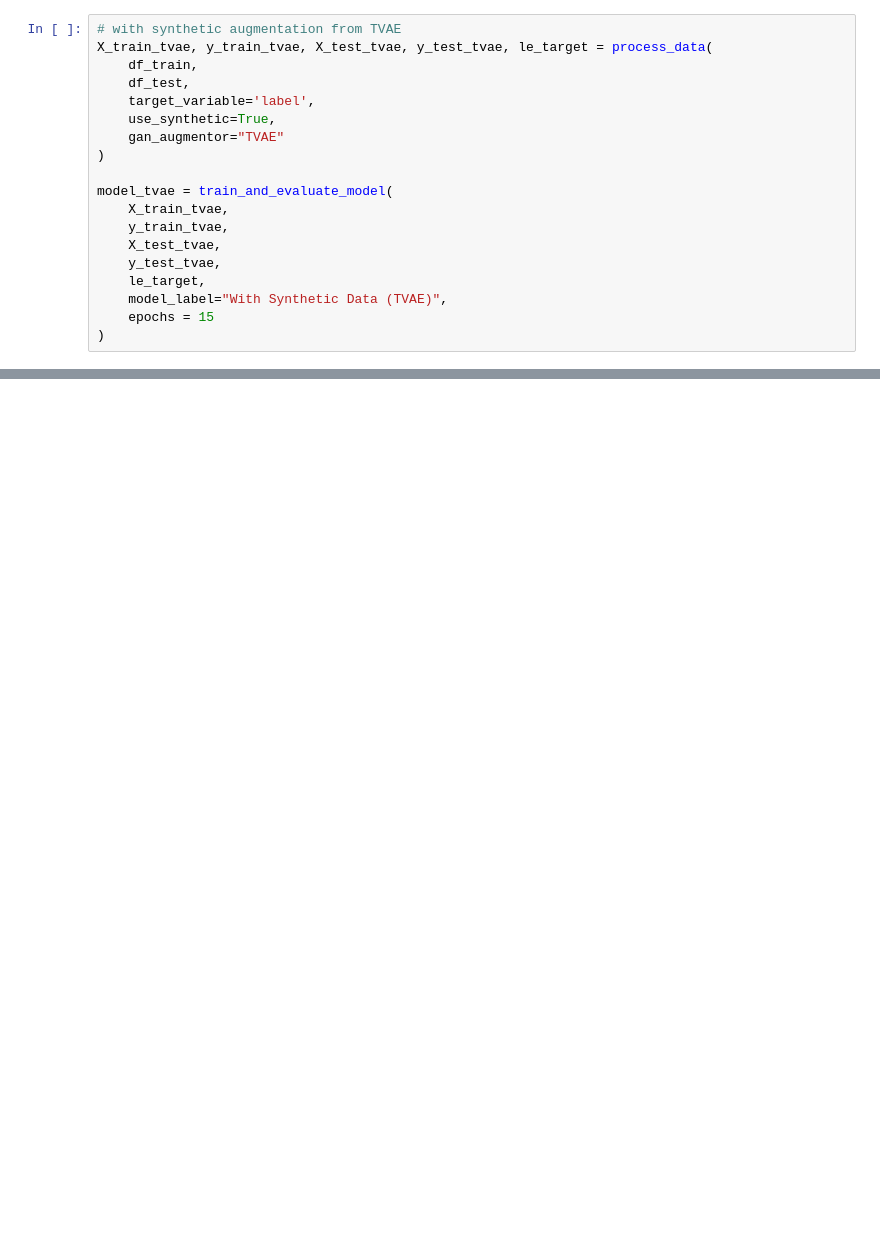
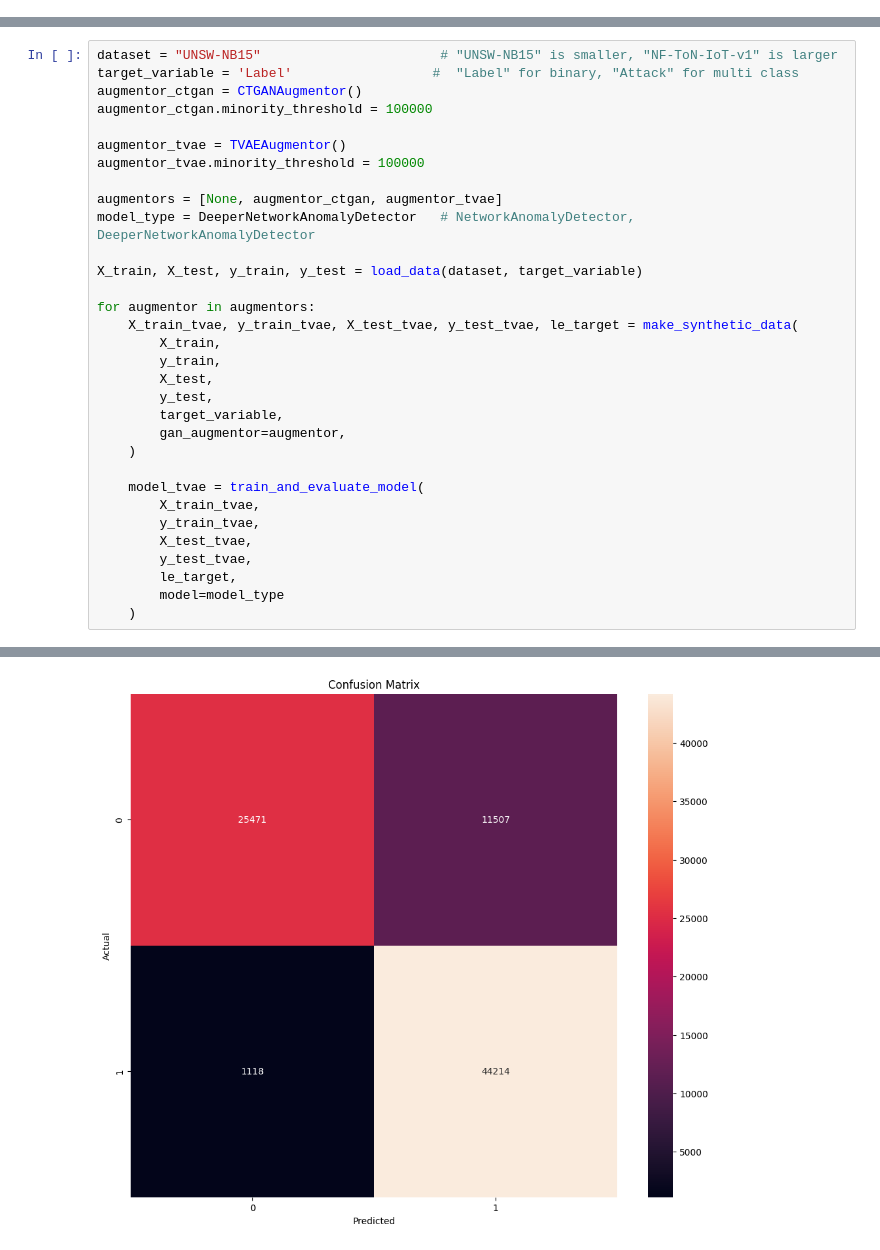
Before and after one commit to wloving77/netsec-project-spring2025, a Jupyter notebook: gan_ids_project/experiments/basic_test.ipynb, the cells around one changed output, grey strips where cells are left out. Drawn from its saved outputs; the diff is of its cells as text; blank space fills up the shorter version.

Commit message:
added new dataset and updated code to be more modular ... results are meh still

```diff
--- a/gan_ids_project/experiments/basic_test.ipynb
+++ b/gan_ids_project/experiments/basic_test.ipynb
@@ -206,19 +13,0 @@ weighted avg       0.87      0.86      0.86     82310
-# %%
-# with synthetic augmentation from TVAE
-X_train_tvae, y_train_tvae, X_test_tvae, y_test_tvae, le_target = process_data(
-    df_train,
-    df_test,
-    target_variable='label',
-    use_synthetic=True,
-    gan_augmentor="TVAE"
-)
-
-model_tvae = train_and_evaluate_model(
-    X_train_tvae,
-    y_train_tvae,
-    X_test_tvae,
-    y_test_tvae,
-    le_target,
-    model_label="With Synthetic Data (TVAE)",
-    epochs = 15
-)
@@ -242,0 +14,33 @@ weighted avg       0.87      0.86      0.86     82310
+# %%
+dataset = "UNSW-NB15"                       # "UNSW-NB15" is smaller, "NF-ToN-IoT-v1" is larger
+target_variable = 'Label'                  #  "Label" for binary, "Attack" for multi class
+augmentor_ctgan = CTGANAugmentor()
+augmentor_ctgan.minority_threshold = 100000
+
+augmentor_tvae = TVAEAugmentor()
+augmentor_tvae.minority_threshold = 100000
+
+augmentors = [None, augmentor_ctgan, augmentor_tvae]
+model_type = DeeperNetworkAnomalyDetector   # NetworkAnomalyDetector, DeeperNetworkAnomalyDetector
+
+X_train, X_test, y_train, y_test = load_data(dataset, target_variable)
+
+for augmentor in augmentors:
+    X_train_tvae, y_train_tvae, X_test_tvae, y_test_tvae, le_target = make_synthetic_data(
+        X_train,
+        y_train,
+        X_test,
+        y_test,
+        target_variable,
+        gan_augmentor=augmentor,
+    )
+
+    model_tvae = train_and_evaluate_model(
+        X_train_tvae,
+        y_train_tvae,
+        X_test_tvae,
+        y_test_tvae,
+        le_target,
+        model=model_type
+    )
+# %% [output]
@@ -242,0 +64 @@ weighted avg       0.87      0.86      0.86     82310
+[figure, added]
```
Also changed, not shown: parts of 21 cells of this notebook, 7 other files.
